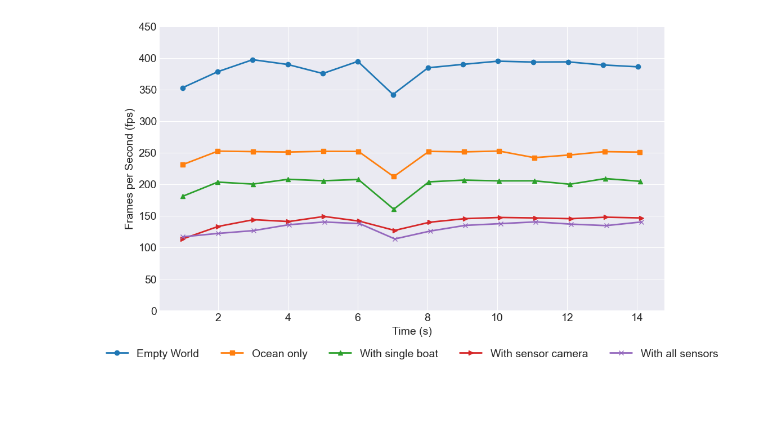
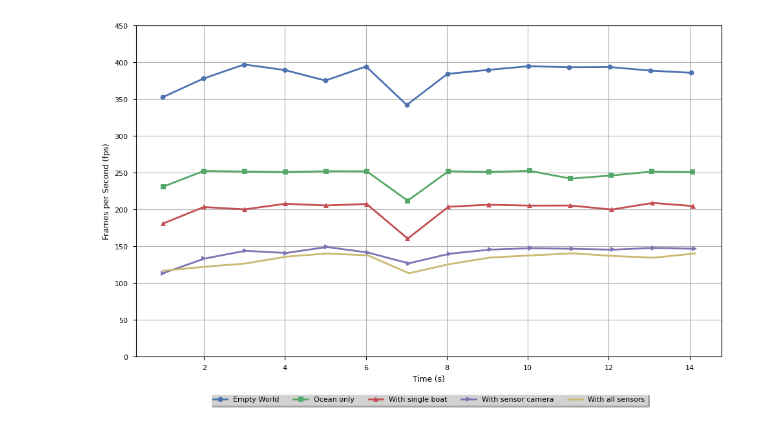
Before and after one commit to edvart-ros/asv_sim_data_analysis, a Jupyter notebook: unity_performance.ipynb, the cells around one changed output. Saved outputs shown, nothing was run; the diff lists cells and outputs as text; code cells hidden in the pictures; blank space fills up the shorter version.

```diff
--- a/unity_performance.ipynb
+++ b/unity_performance.ipynb
@@ -16,34 +16,34 @@ average_single_boat = np.mean(data_dynamics[" fps "])
 average_sensor_camera = np.mean(data_camera[" fps "])
 average_all_sensors = np.mean(data_all_sensors[" fps "])
 # Set a style
-plt.style.use('seaborn-v0_8-darkgrid')
+plt.style.use('seaborn-v0_8-deep')
 
 # Increase the default figure size
 plt.figure(figsize=(10, 6))
 
 # Increase default font size
 mpl.rcParams.update({'font.size': 14})
 
 # Plot with increased line width and add markers
 plt.plot(data_empty["Time"], data_empty[" fps "], label =f"Empty World", linewidth=2, marker='o')
 plt.plot(data_ocean["Time"], data_ocean[" fps "], label = "Ocean only", linewidth=2, marker='s')
 plt.plot(data_dynamics["Time"], data_dynamics[" fps "], label = "With single boat", linewidth=2, marker='^')
 plt.plot(data_camera["Time"], data_camera[" fps "], label = "With sensor camera", linewidth=2, marker='>')
 plt.plot(data_all_sensors["Time"], data_all_sensors[" fps "], label = "With all sensors", linewidth=2, marker='x')
 
 # Add grid, labels, and title
 plt.grid(True)
 plt.xlabel('Time (s)')
 plt.ylabel('Frames per Second (fps)')
 
 # Set y-limits and add a tight layout
 plt.ylim((0, 450))
 plt.tight_layout()
 
 # Optimize legend location and make it semi-transparent
 plt.legend(loc='upper center', bbox_to_anchor=(0.5, -0.1), shadow=True, ncol=5, fancybox=True).get_frame().set_alpha(0.5)
 
 # Show the plot
 plt.savefig("results/performance_plot.pdf", bbox_inches='tight')
 # %% [output]
-[figure, old version]
+[figure, new version]
```
Also changed, not shown: 2 other files.
